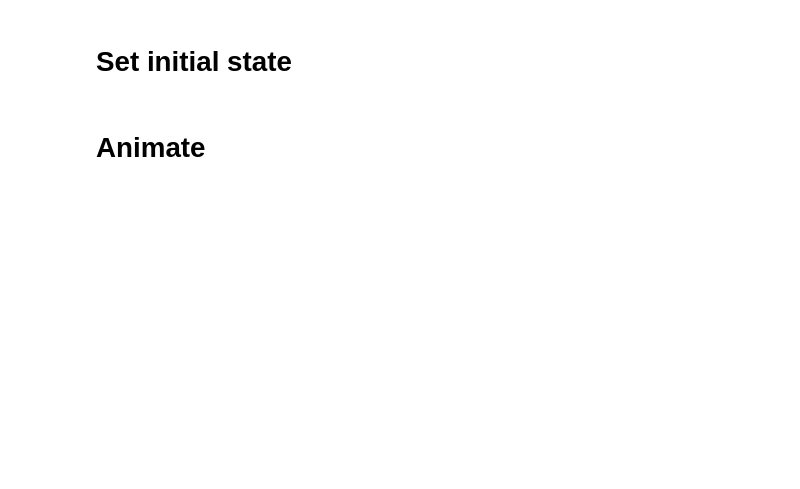
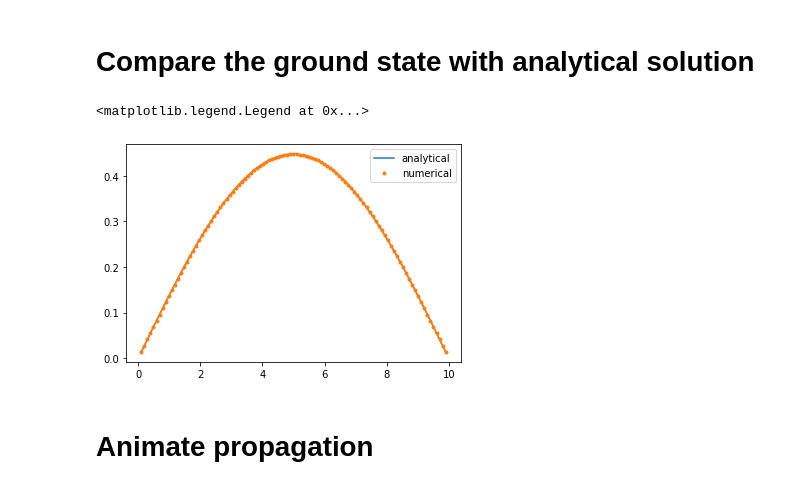
Before and after one commit to jam31118/propagator, a Jupyter notebook: 1d/dev-propagator-time-indep-hamil.ipynb, the cells around one changed output. Drawn from its saved outputs; the diff is of its cells as text; code cells hidden in the pictures; blank space fills up the shorter version.

Commit message:
add imaginary propagation for finding ground state

```diff
--- a/1d/dev-propagator-time-indep-hamil.ipynb
+++ b/1d/dev-propagator-time-indep-hamil.ipynb
@@ -16,3 +100 @@ from tdse.prop.propagator import Time_Indep_Hamil_Propagator
 prop = Time_Indep_Hamil_Propagator(Nx, dx, Vx)
-# %% [markdown]
-# Set initial state
@@ -25,5 +101,21 @@ sf_t0_arr *= np.sqrt(dx * np.square(np.abs(sf_t0_arr)).sum())
+# %% [markdown]
+# Compare the ground state with analytical solution
+# %%
+sf_arr = np.empty((Nx,), dtype=complex)
+sf_arr[:] = np.random.rand(Nx)
+
+prop.propagate_to_ground_state(sf_arr)
+# %%
+fig, ax = plt.subplots()
+lana, = ax.plot(x_arr, np.sqrt(2./10.0)*np.sin(pi/10.0*x_arr))
+lnum, = ax.plot(x_arr, sf_arr.real, '.')
+ax.plot(x_arr, np.abs(sf_arr), color=lnum.get_color())
+ax.legend([lana, lnum], ['analytical', 'numerical'])
+# %% [output]
+<matplotlib.legend.Legend at 0x...>
+[figure, added]
 # %% [markdown]
-# Animate
+# Animate propagation
 # %%
 from matplotlib.animation import FuncAnimation
 
```
Also changed, not shown: parts of 6 cells of this notebook.
